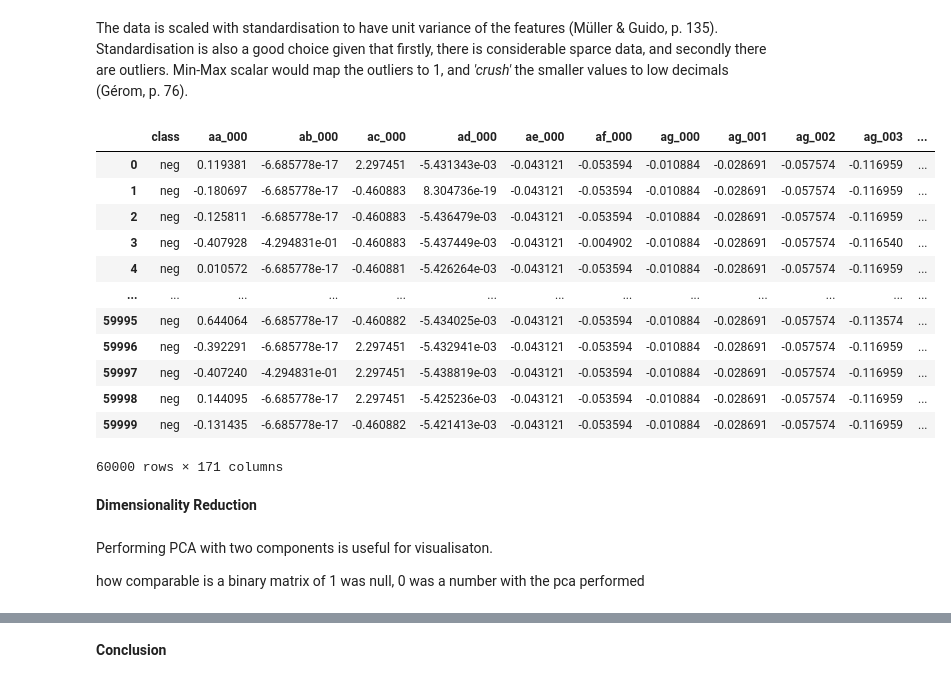
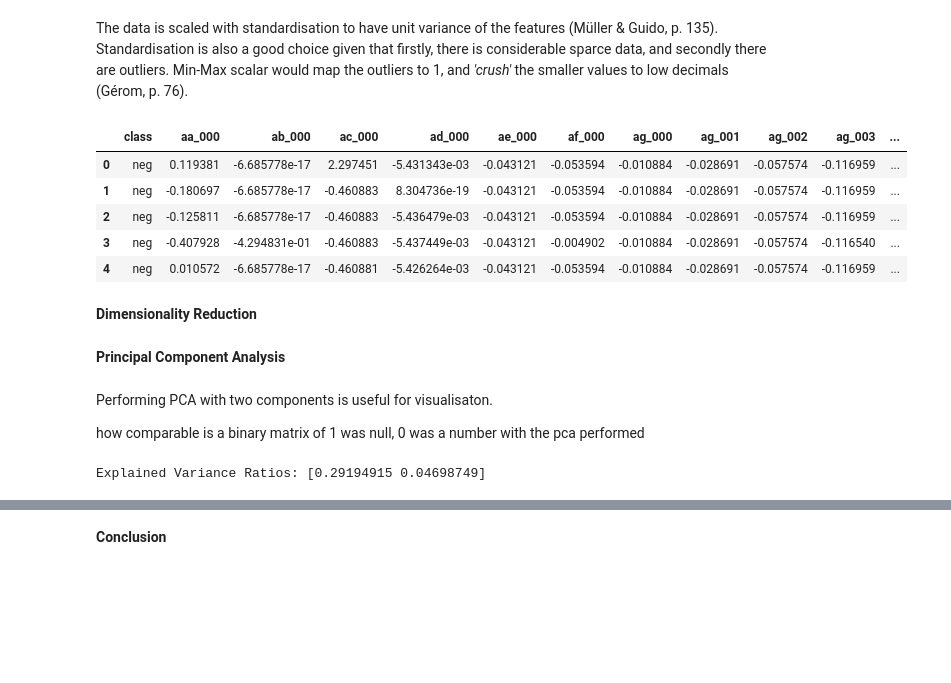
Before and after one commit to Lughaidh-w/DataPrep_ca1, a Jupyter notebook: CA1.ipynb, the cells around one changed output, grey strips where cells are left out. Saved outputs shown, nothing was run; the diff lists cells and outputs as text; code cells hidden in the pictures; blank space fills up the shorter version.

```diff
--- a/CA1.ipynb
+++ b/CA1.ipynb
@@ -625,23 +552,18 @@ scaler = StandardScaler()
 # %%
 df[numeric_cols] = scaler.fit_transform(df[numeric_cols])
 # %%
-df
+df.head()
 # %% [output]
 |  | class | aa_000 | ab_000 | ac_000 | ad_000 | ae_000 | af_000 | ag_000 | ag_001 | ag_002 | ag_003 | ... |
 | 0 | neg | 0.119381 | -6.685778e-17 | 2.297451 | -5.431343e-03 | -0.043121 | -0.053594 | -0.010884 | -0.028691 | -0.057574 | -0.116959 | ... |
 | 1 | neg | -0.180697 | -6.685778e-17 | -0.460883 | 8.304736e-19 | -0.043121 | -0.053594 | -0.010884 | -0.028691 | -0.057574 | -0.116959 | ... |
 | 2 | neg | -0.125811 | -6.685778e-17 | -0.460883 | -5.436479e-03 | -0.043121 | -0.053594 | -0.010884 | -0.028691 | -0.057574 | -0.116959 | ... |
 | 3 | neg | -0.407928 | -4.294831e-01 | -0.460883 | -5.437449e-03 | -0.043121 | -0.004902 | -0.010884 | -0.028691 | -0.057574 | -0.116540 | ... |
 | 4 | neg | 0.010572 | -6.685778e-17 | -0.460881 | -5.426264e-03 | -0.043121 | -0.053594 | -0.010884 | -0.028691 | -0.057574 | -0.116959 | ... |
-| ... | ... | ... | ... | ... | ... | ... | ... | ... | ... | ... | ... | ... |
-| 59995 | neg | 0.644064 | -6.685778e-17 | -0.460882 | -5.434025e-03 | -0.043121 | -0.053594 | -0.010884 | -0.028691 | -0.057574 | -0.113574 | ... |
-| 59996 | neg | -0.392291 | -6.685778e-17 | 2.297451 | -5.432941e-03 | -0.043121 | -0.053594 | -0.010884 | -0.028691 | -0.057574 | -0.116959 | ... |
-| 59997 | neg | -0.407240 | -4.294831e-01 | 2.297451 | -5.438819e-03 | -0.043121 | -0.053594 | -0.010884 | -0.028691 | -0.057574 | -0.116959 | ... |
-| 59998 | neg | 0.144095 | -6.685778e-17 | 2.297451 | -5.425236e-03 | -0.043121 | -0.053594 | -0.010884 | -0.028691 | -0.057574 | -0.116959 | ... |
-| 59999 | neg | -0.131435 | -6.685778e-17 | -0.460882 | -5.421413e-03 | -0.043121 | -0.053594 | -0.010884 | -0.028691 | -0.057574 | -0.116959 | ... |
-60000 rows × 171 columns
 # %% [markdown]
 <b>Dimensionality Reduction
+# %% [markdown]
+<b>Principal Component Analysis
 # %% [markdown]
 Performing PCA with two components is useful for visualisaton.
 
@@ -650,0 +577,5 @@ pca = PCA(n_components=2)
+# %%
+explained_variance = pca.explained_variance_ratio_
+print("Explained Variance Ratios:", explained_variance)
+# %% [output]
+Explained Variance Ratios: [0.29194915 0.04698749]
```
Also changed, not shown: parts of 31 cells of this notebook.
